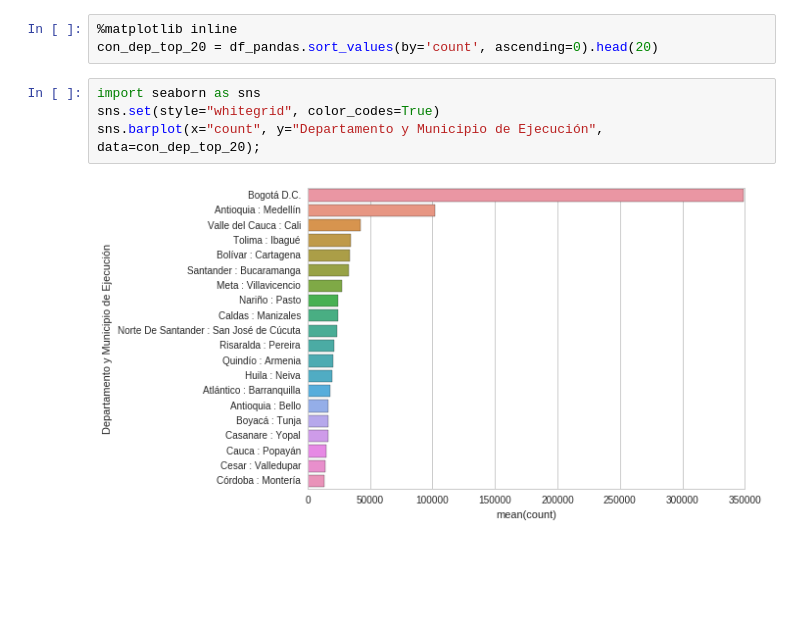
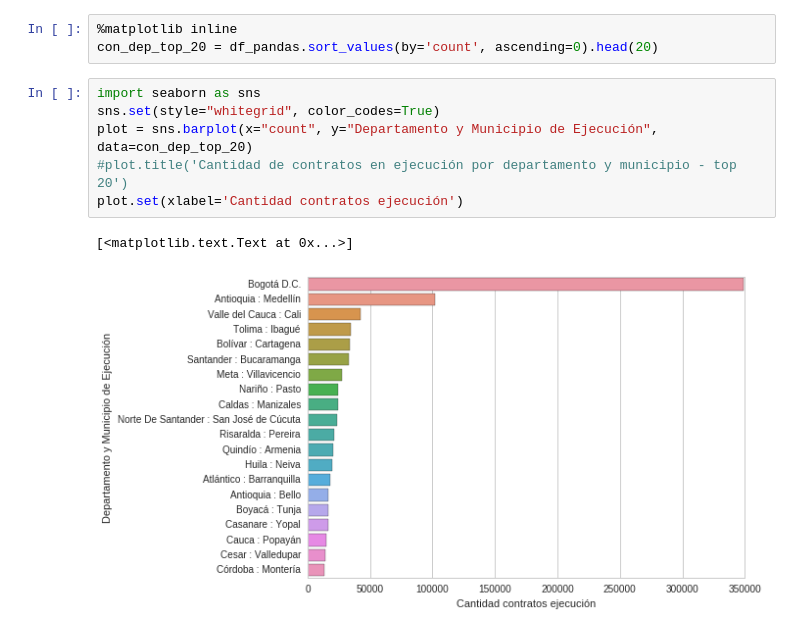
Before and after one commit to jasam/contract_analysis, a Jupyter notebook: contract_analysis.ipynb, the cells around one changed output. Cells and saved outputs as stored; diff of their text form; blank space fills up the shorter version.

```diff
--- a/contract_analysis.ipynb
+++ b/contract_analysis.ipynb
@@ -206,6 +206,9 @@ con_dep_top_20 = df_pandas.sort_values(by='count', ascending=0).head(20)
 # %%
 import seaborn as sns
 sns.set(style="whitegrid", color_codes=True)
-sns.barplot(x="count", y="Departamento y Municipio de Ejecución", data=con_dep_top_20);
+plot = sns.barplot(x="count", y="Departamento y Municipio de Ejecución", data=con_dep_top_20)
+#plot.title('Cantidad de contratos en ejecución por departamento y municipio - top 20')
+plot.set(xlabel='Cantidad contratos ejecución')
 # %% [output]
+[<matplotlib.text.Text at 0x...>]
-[figure, old version]
+[figure, new version]
```
